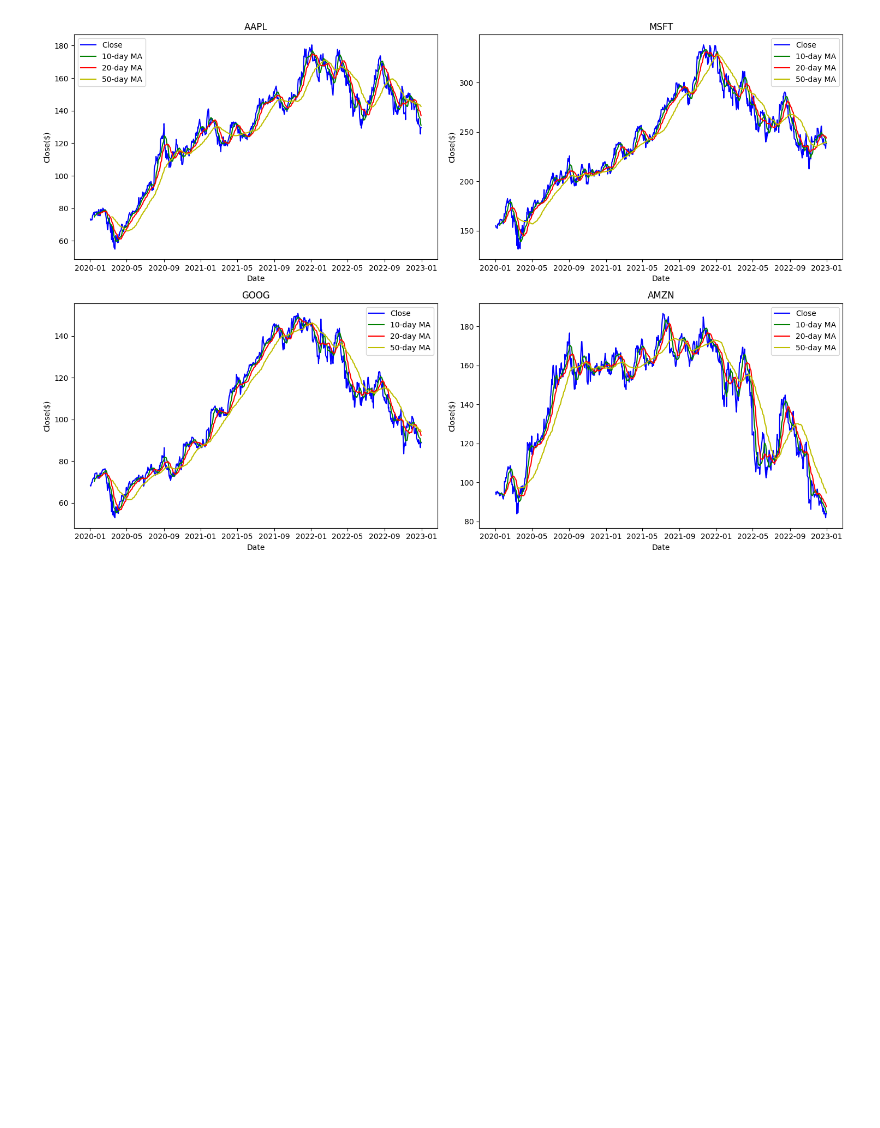
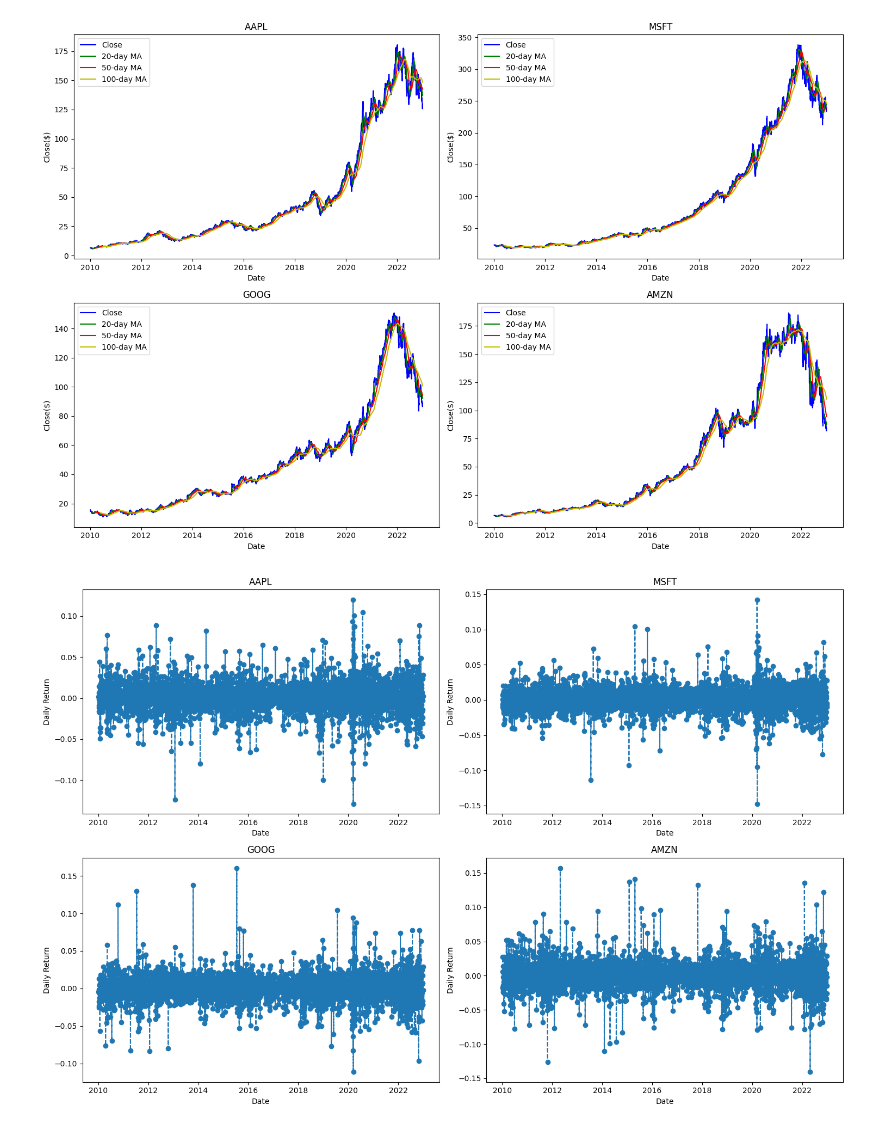
Before and after one commit to kamalavi/Stock-Price-Prediction, a Jupyter notebook: stock_prediction_model.ipynb, the cells around one changed output. Cells and saved outputs as stored; diff of their text form; code cells hidden in the pictures; blank space fills up the shorter version.

```diff
--- a/stock_prediction_model.ipynb
+++ b/stock_prediction_model.ipynb
@@ -13,3 +12,6 @@ start_date, end_date = '2020-01-01', '2022-12-31'
+# %%
+stock_list = ['AAPL', 'MSFT', 'GOOG','AMZN']
+start_date, end_date = '2010-01-01', '2022-12-31'
 # %%
 #functions to source new data
 def get_stock_data(ticker,start_date,end_date):
@@ -33,17 +36,22 @@ class DataProcessing:
 
         return self.X_train, self.Y_train, self.X_test, self.Y_test
 # %%
+#ingest data
 stock_dict = {}
-ma_day = [10,20,50]
+ma_day = [20,50,100]
 for stock in stock_list:
     get_stock_data(stock, start_date, end_date).to_csv(stock + ".csv",index=False) #uncomment to get new data
     stock_dict[stock] = pd.read_csv(stock + ".csv")
     stock_dict[stock]['Date'] = stock_dict[stock]['Date'].apply(lambda x: datetime.fromisoformat(x).astimezone(pytz.utc))
+    stock_dict[stock]['Ticker'] = stock
 
     #calculated moving average stock prices
     for ma in ma_day:
         var_name = f"{ma}-day MA Close"
         stock_dict[stock][var_name] = stock_dict[stock]['Close'].rolling(ma).mean()
+
+    #calculate daily percentage change (i.e., daily return)
+    stock_dict[stock]['Daily Return'] = stock_dict[stock]['Close'].pct_change()
 # %%
 stock_dict['AAPL'].head()
 # %% [output]
@@ -77,20 +87,52 @@ memory usage: 65.1 KB
 # %%
+#plot stock close and  moving average (20, 50, 100-day) close price
+
 fig, axs = plt.subplots(math.ceil(len(stock_dict)/2),2, figsize = (15,10))
 
 for i, stock in enumerate(stock_list):
-    ax_x, ax_y = i//2, math.ceil(i/2)-i//2
-    ax = axs[ax_x, ax_y]
-    ax.plot(stock_dict[stock]['Date'],stock_dict[stock]['Close'], color = 'b', label = 'Close') #plot close
-    ax.plot(stock_dict[stock]['Date'],stock_dict[stock]['10-day MA Close'], color = 'g', label = '10-day MA') #plot 10-day MA
-    ax.plot(stock_dict[stock]['Date'],stock_dict[stock]['20-day MA Close'], color = 'r', label = '20-day MA') #plot 20-day MA
-    ax.plot(stock_dict[stock]['Date'],stock_dict[stock]['50-day MA Close'], color = 'y', label = '50-day MA')#plot 50-day MA
+    ax = axs[i//2, math.ceil(i/2)-i//2]
+    ticker = stock_dict[stock]
+
+    ax.plot(ticker['Date'],ticker['Close'], color = 'b', label = 'Close') #plot close
+    ax.plot(ticker['Date'],ticker['20-day MA Close'], color = 'g', label = '20-day MA') #plot 10-day MA
+    ax.plot(ticker['Date'],ticker['50-day MA Close'], color = 'r', label = '50-day MA') #plot 20-day MA
+    ax.plot(ticker['Date'],ticker['100-day MA Close'], color = 'y', label = '100-day MA')#plot 50-day MA
     ax.legend(loc='best')
 
     ax.set_ylabel('Close($)')
     ax.set_xlabel('Date')
     ax.set_title(f"{stock}")
 
 plt.tight_layout()
 plt.show()
+
+fig, axs = plt.subplots(math.ceil(len(stock_dict)/2),2, figsize = (15,10))
+
+for i, stock in enumerate(stock_list):
+    ax = axs[i//2, math.ceil(i/2)-i//2]
+    ticker = stock_dict[stock]
+
+    ax.plot(ticker['Date'],ticker['Daily Return'], marker='o', linestyle = '--',)
+    ax.set_ylabel('Daily Return')
+    ax.set_xlabel('Date')
+    ax.set_title(f"{stock}")
+
+plt.tight_layout()
+plt.show()
+
+fig, axs = plt.subplots(math.ceil(len(stock_dict)/2),2, figsize = (15,10))
+
+for i, stock in enumerate(stock_list):
+    ax = axs[i//2, math.ceil(i/2)-i//2]
+    ticker = stock_dict[stock]
+
+    ax.hist(ticker['Daily Return'],bins=100)
+    ax.set_ylabel('Count')
+    ax.set_xlabel('Daily Return')
+    ax.set_title(f"{stock}")
+
+plt.tight_layout()
+plt.show()
 # %% [output]
-[figure, old version]
+[figure, new version]
+[figure, added]
```
Also changed, not shown: parts of 8 cells of this notebook.
